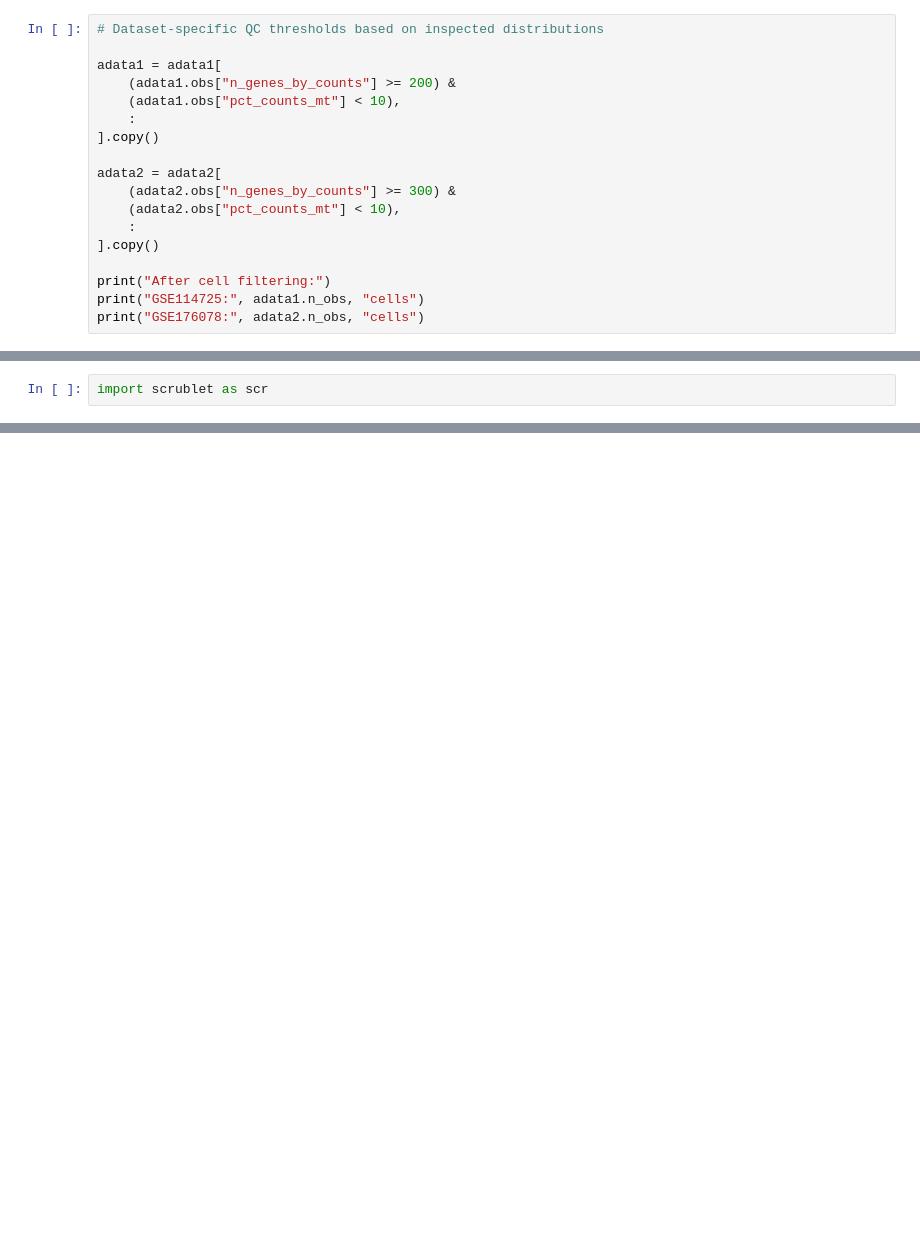
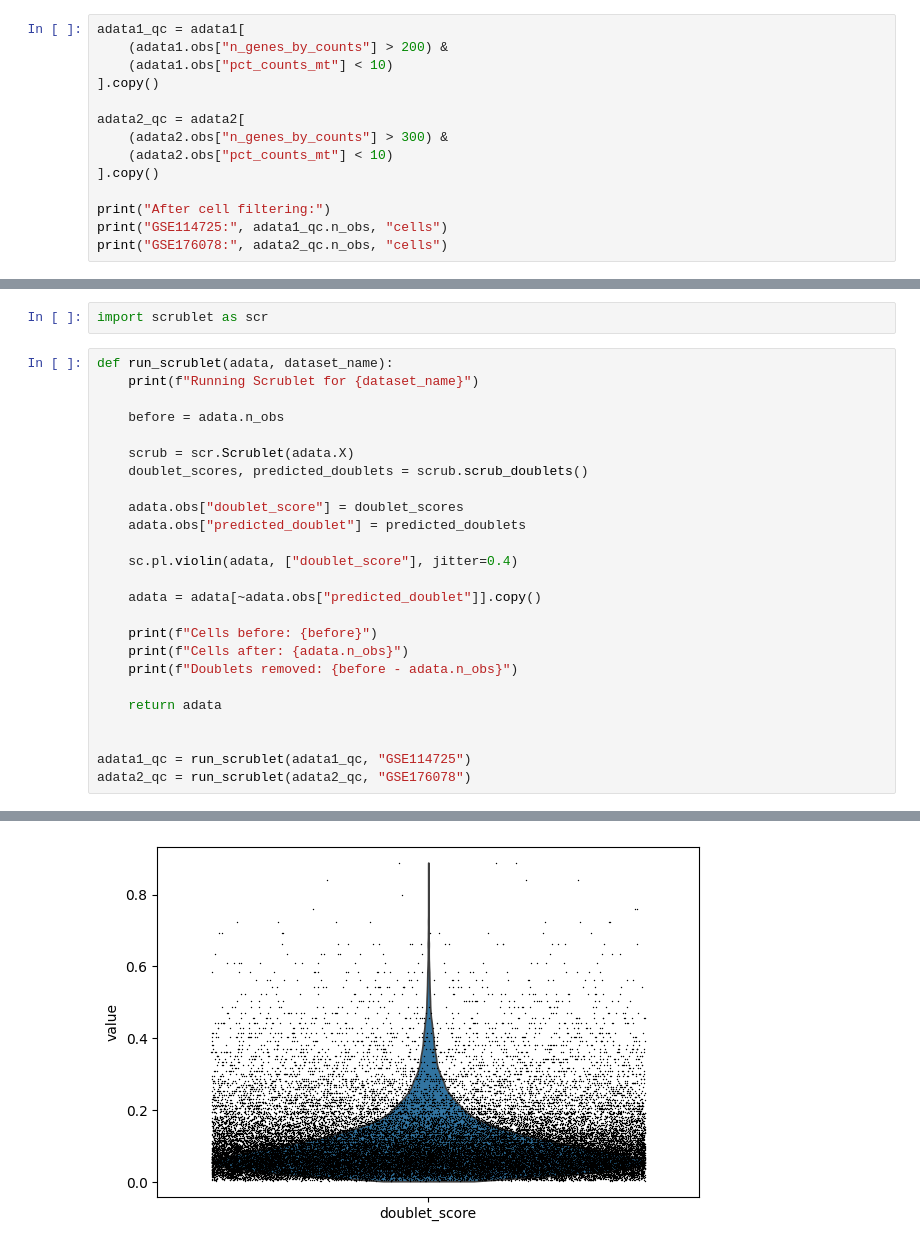
Before and after one commit to annamcstay/brca-scrnaseq-analysis, a Jupyter notebook: Notebooks/03_phase1_formal_QC.ipynb, the cells around one changed output, grey strips where cells are left out. Cells and saved outputs as stored; diff of their text form; blank space fills up the shorter version.

```diff
--- a/Notebooks/03_phase1_formal_QC.ipynb
+++ b/Notebooks/03_phase1_formal_QC.ipynb
@@ -84,22 +84,18 @@ Before QC filtering:
 GSE114725: 47016 cells, 14875 genes
 GSE176078: 100064 cells, 29733 genes
 # %%
-# Dataset-specific QC thresholds based on inspected distributions
-
-adata1 = adata1[
-    (adata1.obs["n_genes_by_counts"] >= 200) &
-    (adata1.obs["pct_counts_mt"] < 10),
-    :
+adata1_qc = adata1[
+    (adata1.obs["n_genes_by_counts"] > 200) &
+    (adata1.obs["pct_counts_mt"] < 10)
 ].copy()
 
-adata2 = adata2[
-    (adata2.obs["n_genes_by_counts"] >= 300) &
-    (adata2.obs["pct_counts_mt"] < 10),
-    :
+adata2_qc = adata2[
+    (adata2.obs["n_genes_by_counts"] > 300) &
+    (adata2.obs["pct_counts_mt"] < 10)
 ].copy()
 
 print("After cell filtering:")
-print("GSE114725:", adata1.n_obs, "cells")
-print("GSE176078:", adata2.n_obs, "cells")
+print("GSE114725:", adata1_qc.n_obs, "cells")
+print("GSE176078:", adata2_qc.n_obs, "cells")
 # %% [output]
 After cell filtering:
@@ -148,2 +135,28 @@ Successfully installed annoy-1.17.3 cython-3.2.4 scrublet-0.2.3
 # %%
 import scrublet as scr
+# %%
+def run_scrublet(adata, dataset_name):
+    print(f"Running Scrublet for {dataset_name}")
+
+    before = adata.n_obs
+
+    scrub = scr.Scrublet(adata.X)
+    doublet_scores, predicted_doublets = scrub.scrub_doublets()
+
+    adata.obs["doublet_score"] = doublet_scores
+    adata.obs["predicted_doublet"] = predicted_doublets
+
+    sc.pl.violin(adata, ["doublet_score"], jitter=0.4)
+
+    adata = adata[~adata.obs["predicted_doublet"]].copy()
+
+    print(f"Cells before: {before}")
+    print(f"Cells after: {adata.n_obs}")
+    print(f"Doublets removed: {before - adata.n_obs}")
+
+    return adata
+
+
+adata1_qc = run_scrublet(adata1_qc, "GSE114725")
+adata2_qc = run_scrublet(adata2_qc, "GSE176078")
+# %% [output]
@@ -149,0 +175 @@ import scrublet as scr
+[figure, added]
```
Also changed, not shown: parts of 8 cells of this notebook, 1 other file.
